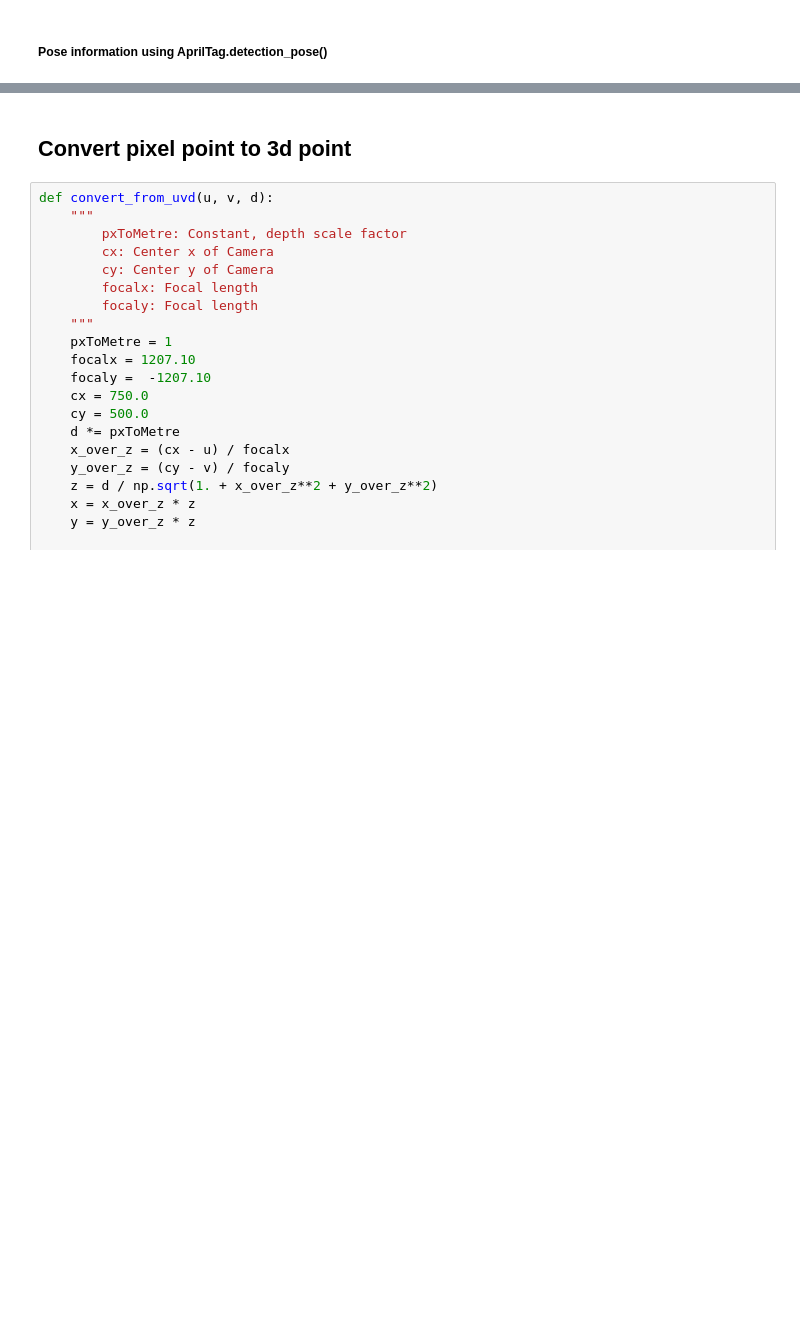
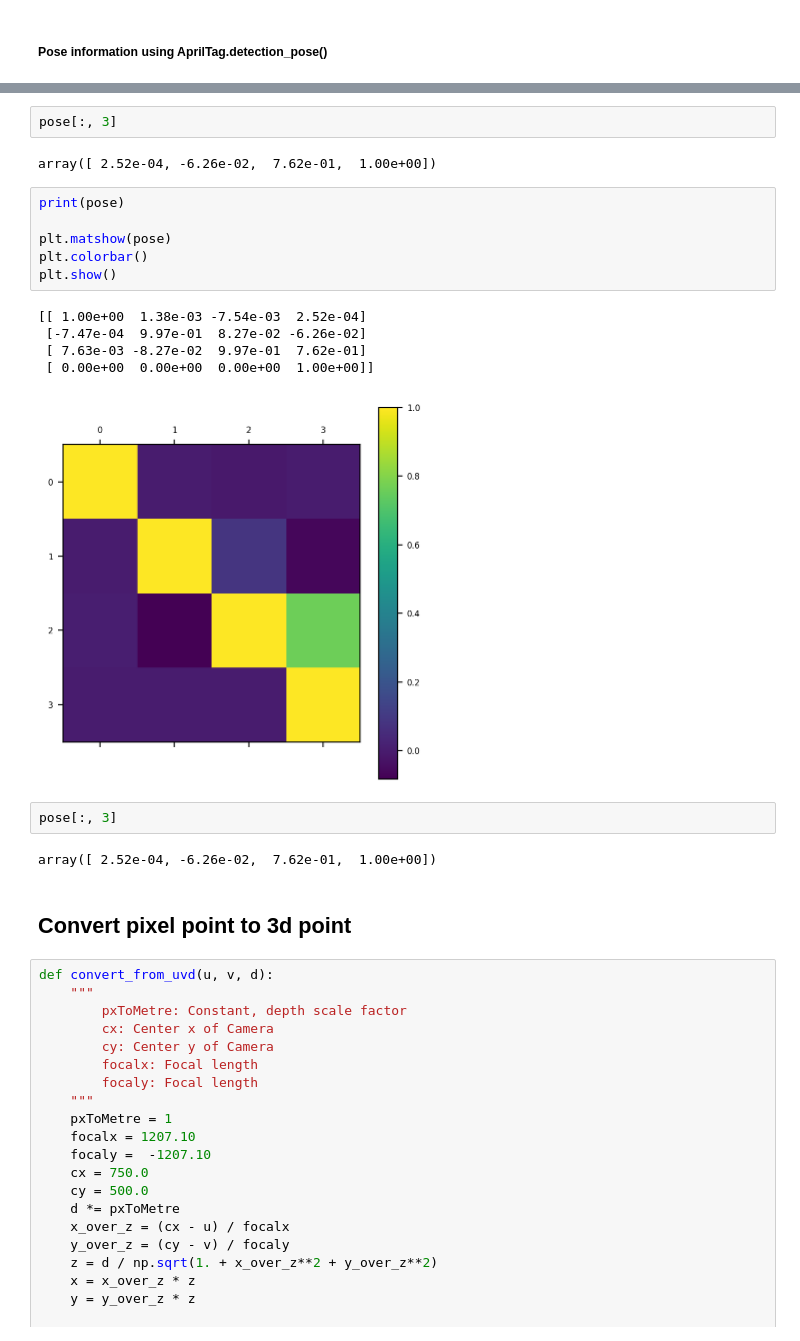
Before and after one commit to joonhyung-lee/mujoco-py-usage, a Jupyter notebook: code/demo_ur_07_pnp.ipynb, the cells around one changed output, grey strips where cells are left out. Drawn from its saved outputs; the diff is of its cells as text; blank space fills up the shorter version.

```diff
--- a/code/demo_ur_07_pnp.ipynb
+++ b/code/demo_ur_07_pnp.ipynb
@@ -230,3 +218,23 @@ plt.show()
+# %%
+pose[:, 3]
+# %% [output]
+array([ 2.52e-04, -6.26e-02,  7.62e-01,  1.00e+00])
+# %%
+print(pose)
+
+plt.matshow(pose)
+plt.colorbar()
+plt.show()
+# %% [output]
+[[ 1.00e+00  1.38e-03 -7.54e-03  2.52e-04]
+ [-7.47e-04  9.97e-01  8.27e-02 -6.26e-02]
+ [ 7.63e-03 -8.27e-02  9.97e-01  7.62e-01]
+ [ 0.00e+00  0.00e+00  0.00e+00  1.00e+00]]
+[figure, added]
+# %%
+pose[:, 3]
+# %% [output]
+array([ 2.52e-04, -6.26e-02,  7.62e-01,  1.00e+00])
 # %% [markdown]
 ## Convert pixel point to 3d point
 # %%
```
Also changed, not shown: parts of 26 cells of this notebook.
